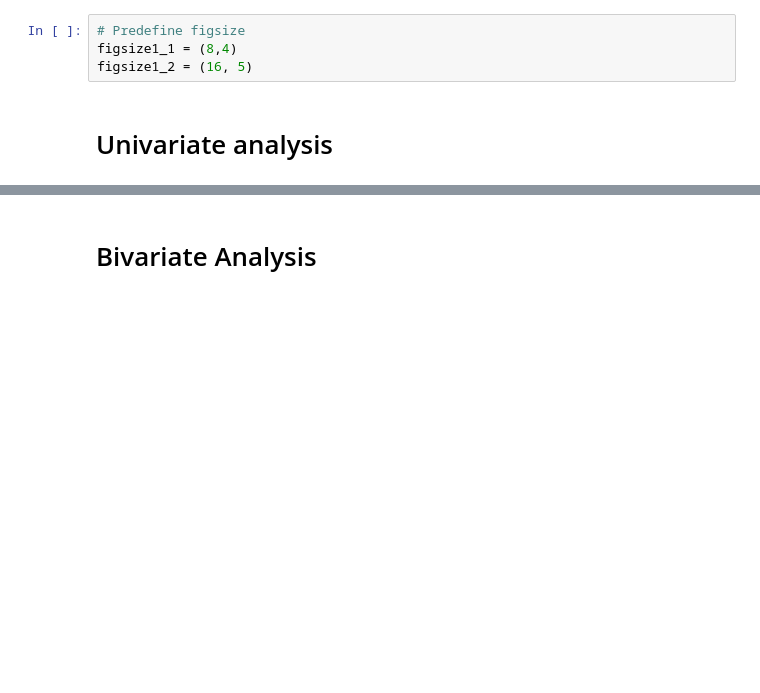
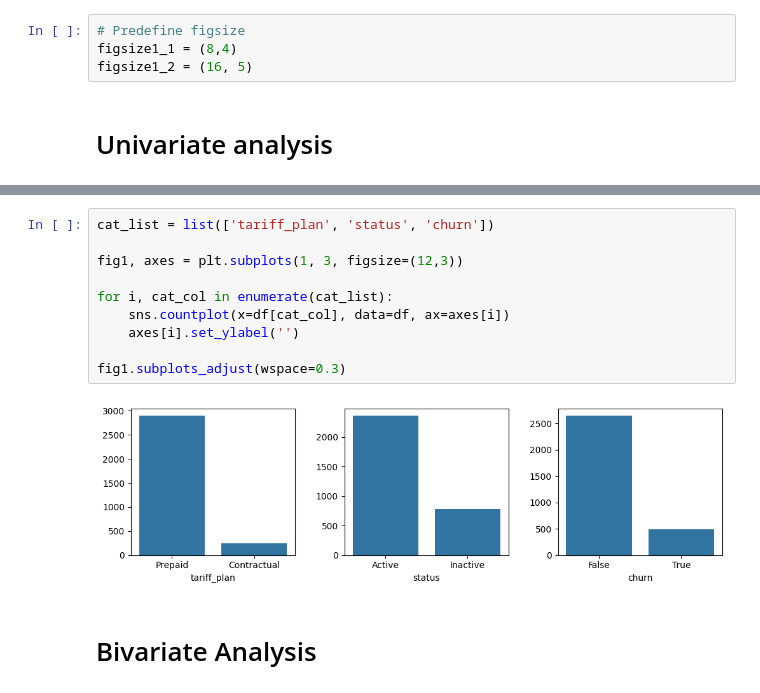
Before and after one commit to mlcuadra1/Churn-Risk-EDA, a Jupyter notebook: notebooks/Script 2 - EDA.ipynb, the cells around one changed output, grey strips where cells are left out. Saved outputs shown, nothing was run; the diff lists cells and outputs as text; blank space fills up the shorter version.

```diff
--- a/notebooks/Script 2 - EDA.ipynb
+++ b/notebooks/Script 2 - EDA.ipynb
@@ -185,3 +115,15 @@ sns.countplot(x='churn', data=df)
+# %%
+cat_list = list(['tariff_plan', 'status', 'churn'])
+
+fig1, axes = plt.subplots(1, 3, figsize=(12,3))
+
+for i, cat_col in enumerate(cat_list):
+    sns.countplot(x=df[cat_col], data=df, ax=axes[i])
+    axes[i].set_ylabel('')
+
+fig1.subplots_adjust(wspace=0.3)
+# %% [output]
+[figure, added]
 # %% [markdown]
 # Bivariate Analysis
 # %%
```
Also changed, not shown: parts of 16 cells of this notebook.
